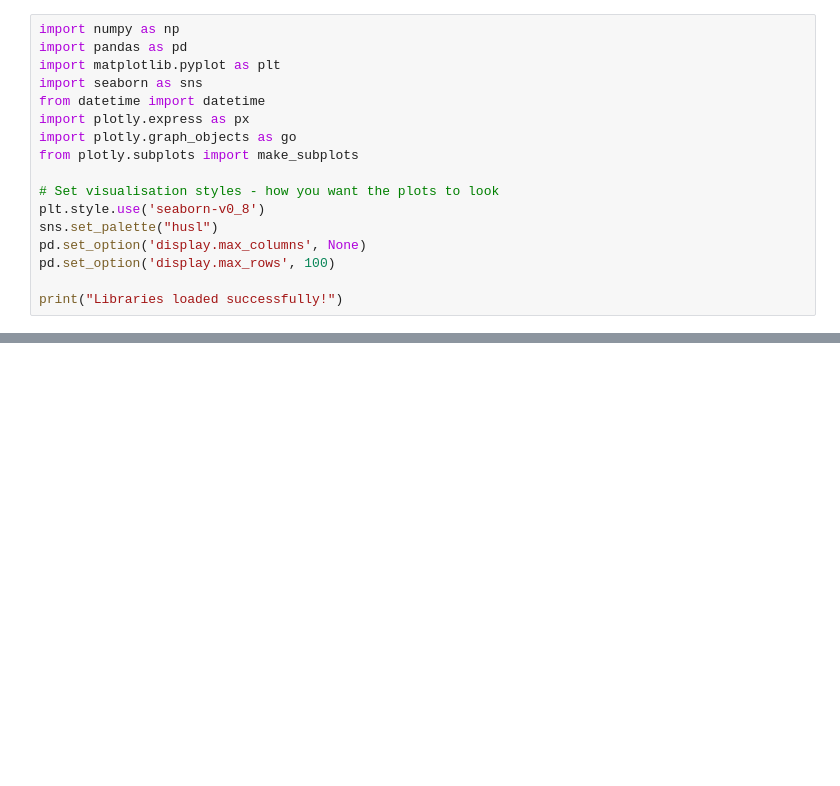
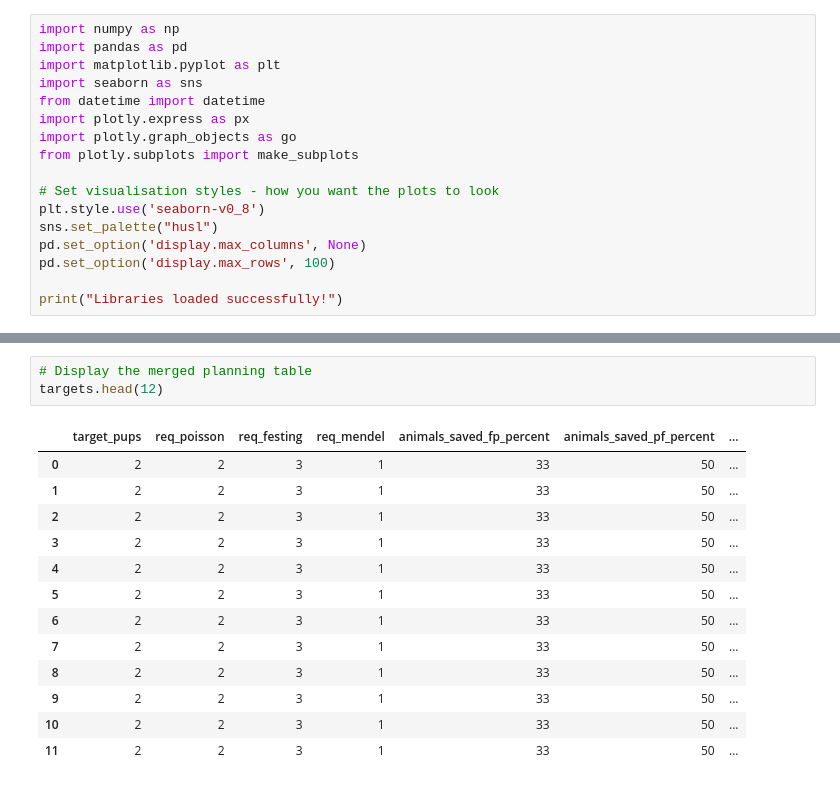
Before and after one commit to smarinovich/scif3000-analysis, a Jupyter notebook: analysis.ipynb, the cells around one changed output, grey strips where cells are left out. Saved outputs shown, nothing was run; the diff lists cells and outputs as text; blank space fills up the shorter version.

```diff
--- a/analysis.ipynb
+++ b/analysis.ipynb
@@ -46,0 +87,17 @@ print("Libraries loaded successfully!")
+# %%
+# Display the merged planning table
+targets.head(12)
+# %% [output]
+|  | target_pups | req_poisson | req_festing | req_mendel | animals_saved_fp_percent | animals_saved_pf_percent | ... |
+| 0 | 2 | 2 | 3 | 1 | 33 | 50 | ... |
+| 1 | 2 | 2 | 3 | 1 | 33 | 50 | ... |
+| 2 | 2 | 2 | 3 | 1 | 33 | 50 | ... |
+| 3 | 2 | 2 | 3 | 1 | 33 | 50 | ... |
+| 4 | 2 | 2 | 3 | 1 | 33 | 50 | ... |
+| 5 | 2 | 2 | 3 | 1 | 33 | 50 | ... |
+| 6 | 2 | 2 | 3 | 1 | 33 | 50 | ... |
+| 7 | 2 | 2 | 3 | 1 | 33 | 50 | ... |
+| 8 | 2 | 2 | 3 | 1 | 33 | 50 | ... |
+| 9 | 2 | 2 | 3 | 1 | 33 | 50 | ... |
+| 10 | 2 | 2 | 3 | 1 | 33 | 50 | ... |
+| 11 | 2 | 2 | 3 | 1 | 33 | 50 | ... |
```
Also changed, not shown: parts of 6 cells of this notebook, 3 other files.
